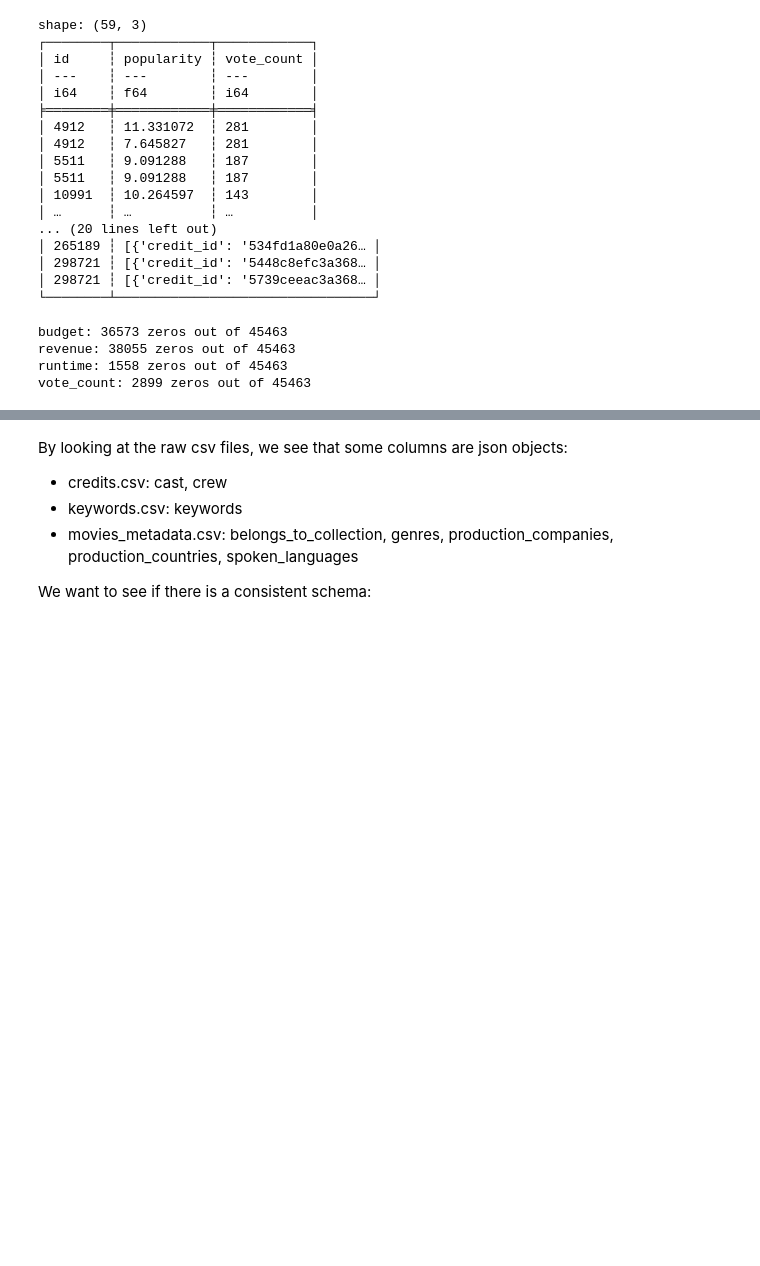
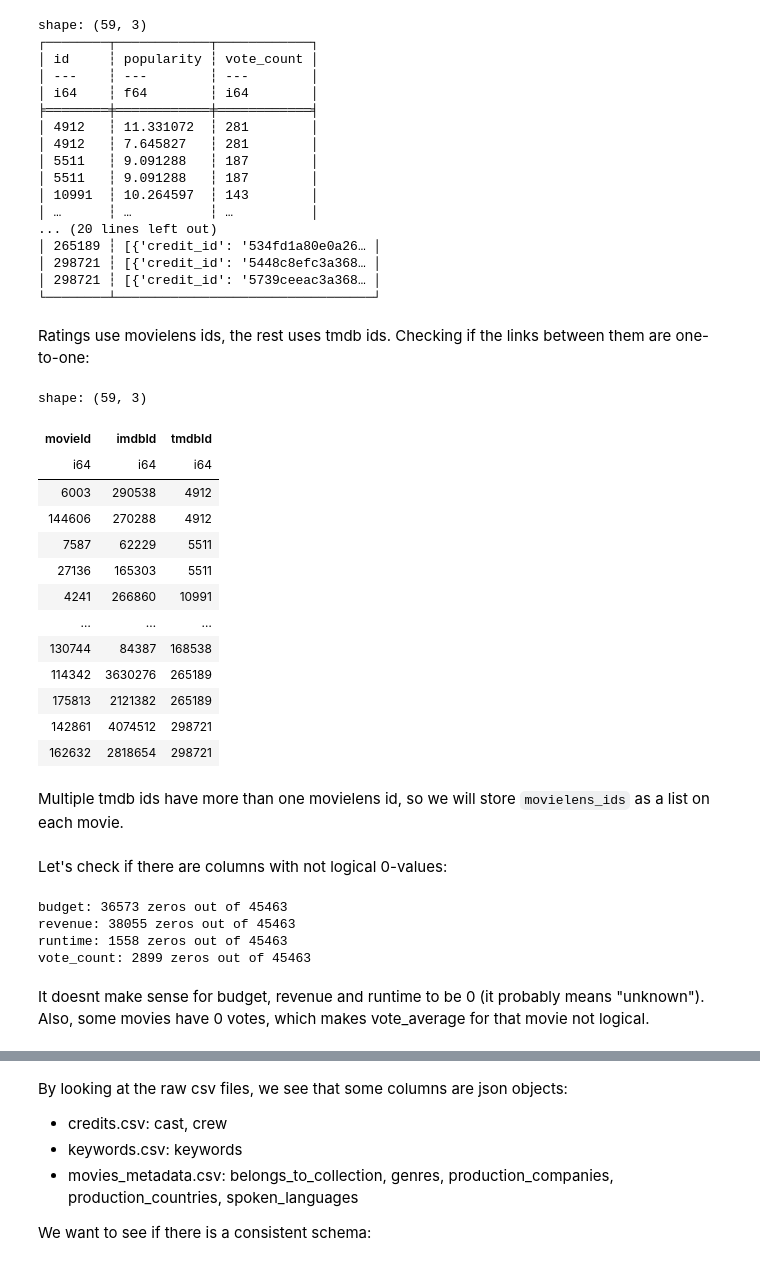
Before and after one commit to runarmod/TDT4225-ex3, a Jupyter notebook: src/tdt4225_ex3/eda.ipynb, the cells around one changed output, grey strips where cells are left out. Saved outputs shown, nothing was run; the diff lists cells and outputs as text; code cells hidden in the pictures; blank space fills up the shorter version.

Commit message:
build movies

```diff
--- a/src/tdt4225_ex3/eda.ipynb
+++ b/src/tdt4225_ex3/eda.ipynb
@@ -102,6 +102,30 @@ shape: (59, 3)
 │ 298721 ┆ [{'credit_id': '5448c8efc3a368… │
 │ 298721 ┆ [{'credit_id': '5739ceeac3a368… │
 └────────┴─────────────────────────────────┘
+# %% [markdown]
+Ratings use movielens ids, the rest uses tmdb ids. Checking if the links between them are one-to-one:
+# %%
+links = datasets["links"].drop_nulls("tmdbId")
+links.filter(pl.col("tmdbId").is_duplicated()).sort("tmdbId")
+# %% [output]
+shape: (59, 3)
+| movieId | imdbId | tmdbId |
+| i64 | i64 | i64 |
+| 6003 | 290538 | 4912 |
+| 144606 | 270288 | 4912 |
+| 7587 | 62229 | 5511 |
+| 27136 | 165303 | 5511 |
+| 4241 | 266860 | 10991 |
+| … | … | … |
+| 130744 | 84387 | 168538 |
+| 114342 | 3630276 | 265189 |
+| 175813 | 2121382 | 265189 |
+| 142861 | 4074512 | 298721 |
+| 162632 | 2818654 | 298721 |
+# %% [markdown]
+Multiple tmdb ids have more than one movielens id, so we will store `movielens_ids` as a list on each movie.
+# %% [markdown]
+Let's check if there are columns with not logical 0-values:
 # %%
 for col in ("budget", "revenue", "runtime", "vote_count"):
     print(
@@ -112,4 +136,6 @@ budget: 36573 zeros out of 45463
 revenue: 38055 zeros out of 45463
 runtime: 1558 zeros out of 45463
 vote_count: 2899 zeros out of 45463
+# %% [markdown]
+It doesnt make sense for budget, revenue and runtime to be 0 (it probably means "unknown"). Also, some movies have 0 votes, which makes vote_average for that movie not logical.
 # %% [markdown]
```
Also changed, not shown: parts of 5 cells of this notebook, 1 other file.
